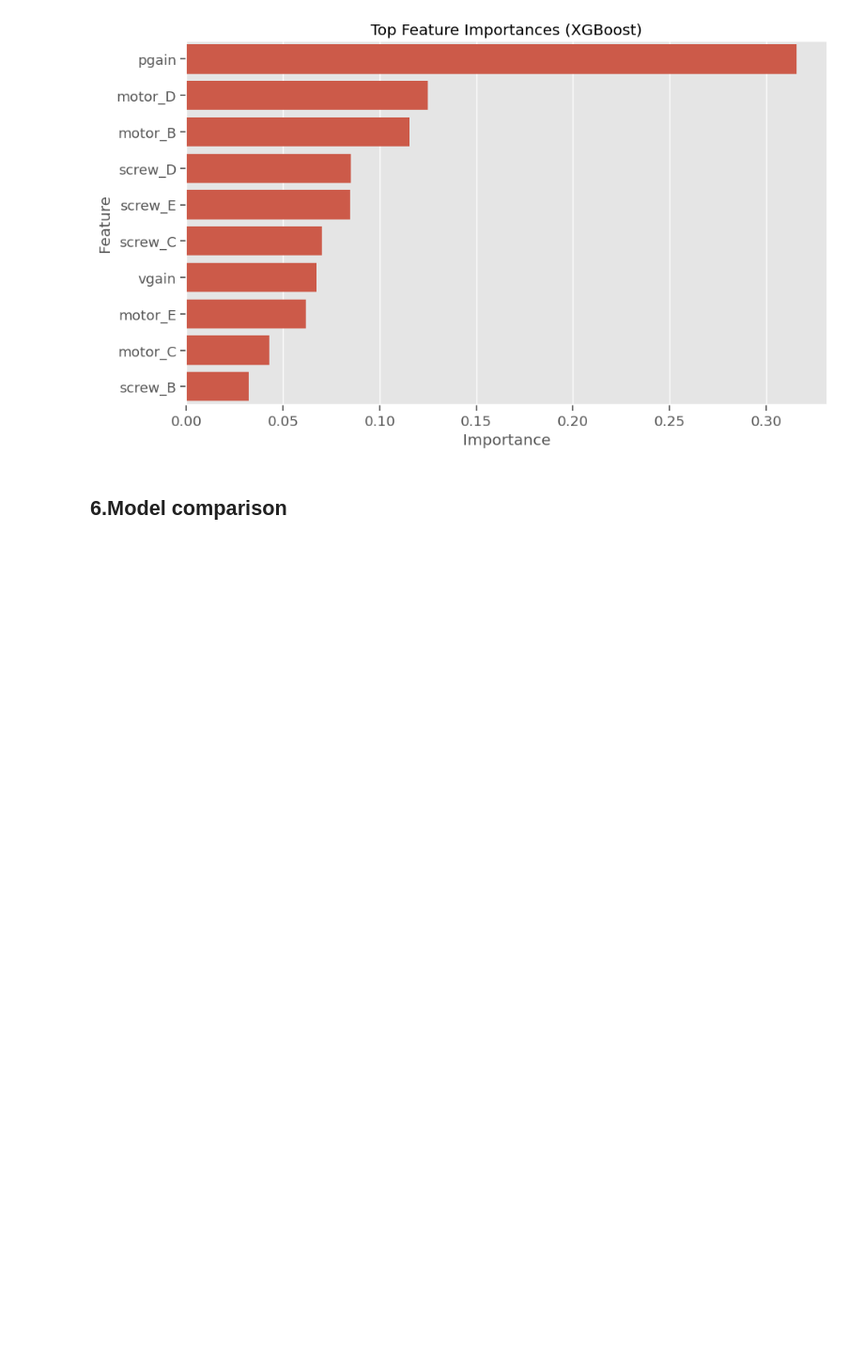
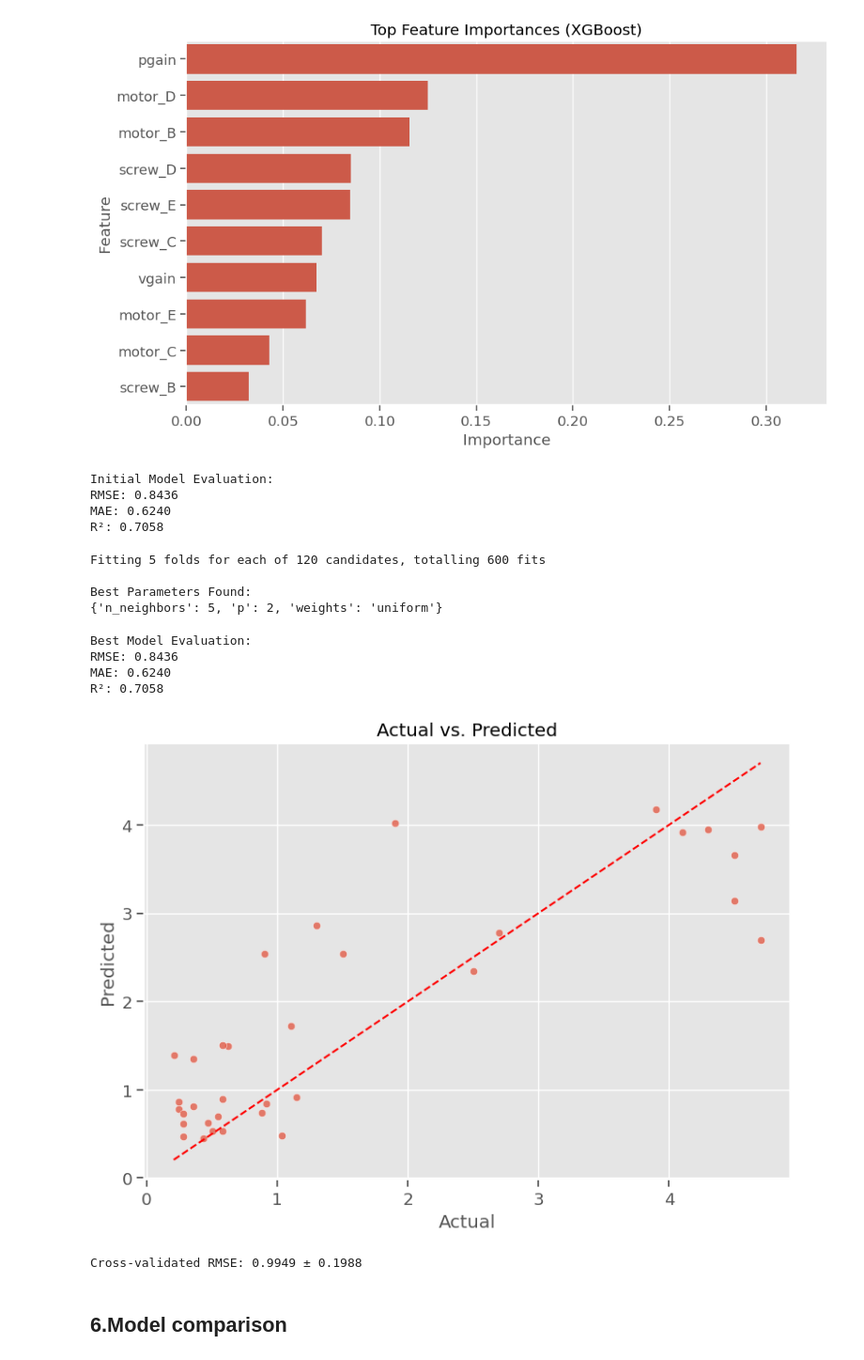
Before and after one commit to YXlh-64/ML-Workflow-Notebooks, a Jupyter notebook: regression/svr.ipynb, the cells around one changed output. Shown at 94% size. Saved outputs shown, nothing was run; the diff lists cells and outputs as text; code cells hidden in the pictures; blank space fills up the shorter version.

Commit message:
added the KNR model

```diff
--- a/regression/svr.ipynb
+++ b/regression/svr.ipynb
@@ -830,3 +866,68 @@ plt.show()
+# %%
+# Evaluate the baseline
+print("Initial Model Evaluation:")
+print(f"RMSE: {np.sqrt(mean_squared_error(y_test, y_pred)):.4f}")
+print(f"MAE: {mean_absolute_error(y_test, y_pred):.4f}")
+print(f"R²: {r2_score(y_test, y_pred):.4f}")
+# %% [output]
+Initial Model Evaluation:
+RMSE: 0.8436
+MAE: 0.6240
+R²: 0.7058
+# %%
+# Hyperparameter Tuning using GridSearchCV
+param_grid = {
+    'n_neighbors': list(range(1, 31)),
+    'weights': ['uniform', 'distance'],
+    'p': [1, 2]  # p=1 (Manhattan), p=2 (Euclidean)
+}
+
+grid_search = GridSearchCV(KNeighborsRegressor(), param_grid,
+                           cv=5, scoring='neg_root_mean_squared_error',
+                           n_jobs=-1, verbose=1)
+grid_search.fit(BX_train, y_train)
+
+# Best Parameters
+print("\nBest Parameters Found:")
+print(grid_search.best_params_)
+# %% [output]
+Fitting 5 folds for each of 120 candidates, totalling 600 fits
+
+Best Parameters Found:
+{'n_neighbors': 5, 'p': 2, 'weights': 'uniform'}
+# %%
+# Evaluate Best Model
+best_knn = grid_search.best_estimator_
+y_pred_best = best_knn.predict(BX_test)
+
+print("\nBest Model Evaluation:")
+print(f"RMSE: {np.sqrt(mean_squared_error(y_test, y_pred_best)):.4f}")
+print(f"MAE: {mean_absolute_error(y_test, y_pred_best):.4f}")
+print(f"R²: {r2_score(y_test, y_pred_best):.4f}")
+# %% [output]
+Best Model Evaluation:
+RMSE: 0.8436
+MAE: 0.6240
+R²: 0.7058
+# %%
+# Optional: Visual Evaluation
+plt.figure(figsize=(8, 6))
+sns.scatterplot(x=y_test, y=y_pred_best, alpha=0.7)
+plt.plot([y_test.min(), y_test.max()], [y_test.min(), y_test.max()], 'r--')
+plt.xlabel('Actual')
+plt.ylabel('Predicted')
+plt.title('Actual vs. Predicted')
+plt.grid(True)
+plt.tight_layout()
+plt.show()
+
+#  Cross-validated RMSE of best model
+cv_rmse = -cross_val_score(best_knn, BX_train, y_train,
+                           cv=5, scoring='neg_root_mean_squared_error')
+print(f"\nCross-validated RMSE: {cv_rmse.mean():.4f} ± {cv_rmse.std():.4f}")
+# %% [output]
+[figure, added]
+Cross-validated RMSE: 0.9949 ± 0.1988
 # %% [markdown]
 ## 6.Model comparison
 # %%
```
Also changed, not shown: parts of 6 cells of this notebook.
